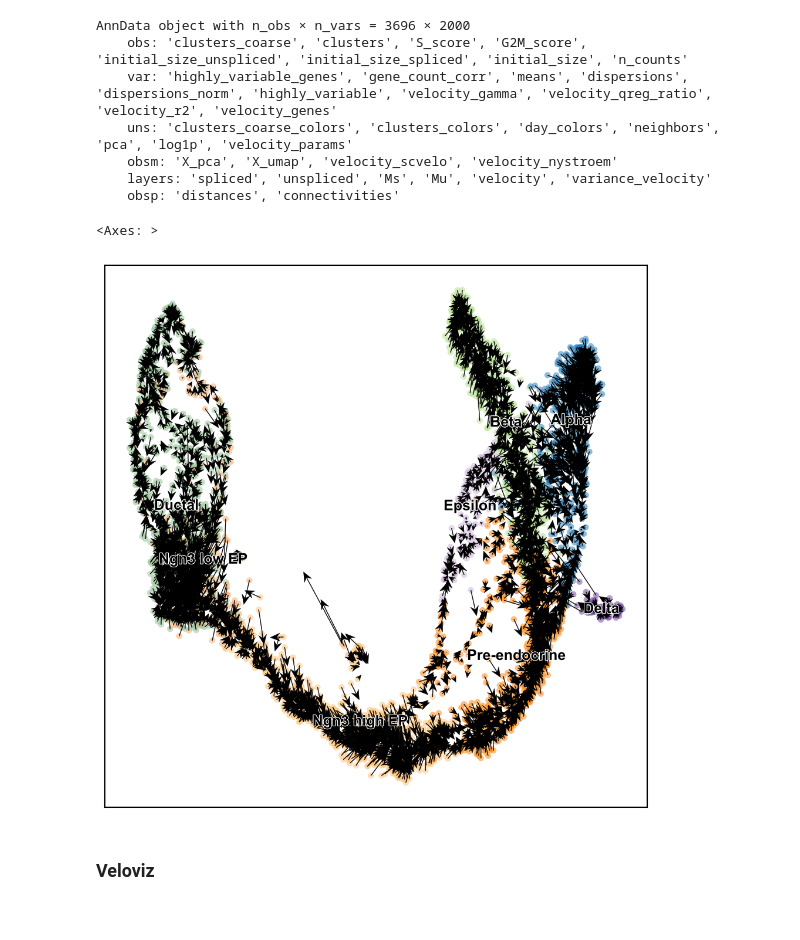
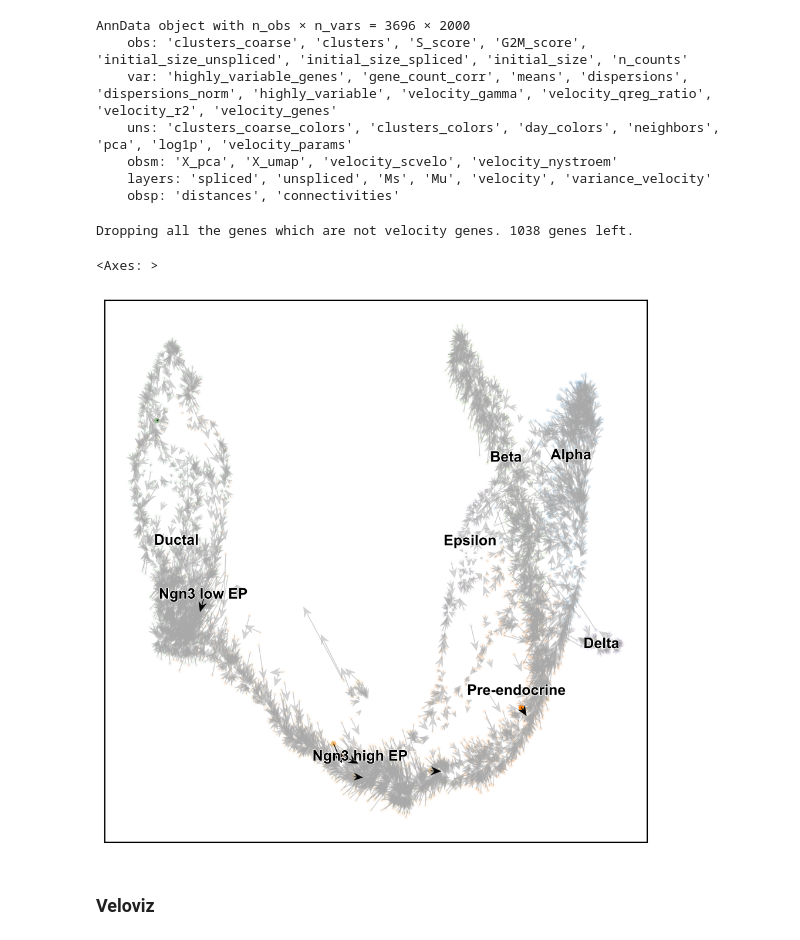
Before and after one commit to mackelab/velocity-hypothesis-test, a Jupyter notebook: notebooks/fig1_pancreas-single_test.ipynb, the cells around one changed output. Saved outputs shown, nothing was run; the diff lists cells and outputs as text; code cells hidden in the pictures.

Commit message:
Run tests on embeddings

```diff
--- a/notebooks/fig1_pancreas-single_test.ipynb
+++ b/notebooks/fig1_pancreas-single_test.ipynb
@@ -102,17 +114,32 @@ AnnData object with n_obs × n_vars = 3696 × 2000
     obsm: 'X_pca', 'X_umap', 'velocity_scvelo', 'velocity_nystroem'
     layers: 'spliced', 'unspliced', 'Ms', 'Mu', 'velocity', 'variance_velocity'
     obsp: 'distances', 'connectivities'
+# %%
+# Run test
+uncorrected_p_values, h0_rejected, debug_dict = run_hypothesis_test_on(
+    adata,
+    basis="umap",
+    velocity_basis="velocity_nystroem",
+    number_neighbors_to_sample_from=300,
+    number_neighborhoods=500,
+    null_distribution="velocities",
+    cosine_empty_neighborhood=None,
+    correction="bonferroni",
+    restrict_to_velocity_genes=True,
+)
+# %% [output]
+Dropping all the genes which are not velocity genes. 1038 genes left.
 # %%
 import matplotlib as mpl
 mpl.rc_file("../matplotlibrc-embeddings")
 
 color_dict = dict(zip(adata.obs["clusters"].cat.categories, adata.uns["clusters_colors"]))
 labels = adata.obs["clusters"]
 
-arrow_plot(adata.obsm['X_umap'], adata.obsm['X_umap'] + adata.obsm['velocity_nystroem'], labels=labels, label_colormap=color_dict)
+arrow_plot(adata.obsm['X_umap'], adata.obsm['X_umap'] + adata.obsm['velocity_nystroem'], uncorrected_p_values, h0_rejected, labels=labels, label_colormap=color_dict)
 # %% [output]
 <Axes: >
-[figure, old version]
+[figure, new version]
 # %% [markdown]
 ### Veloviz
 # %%
```
Also changed, not shown: parts of 15 cells of this notebook.
